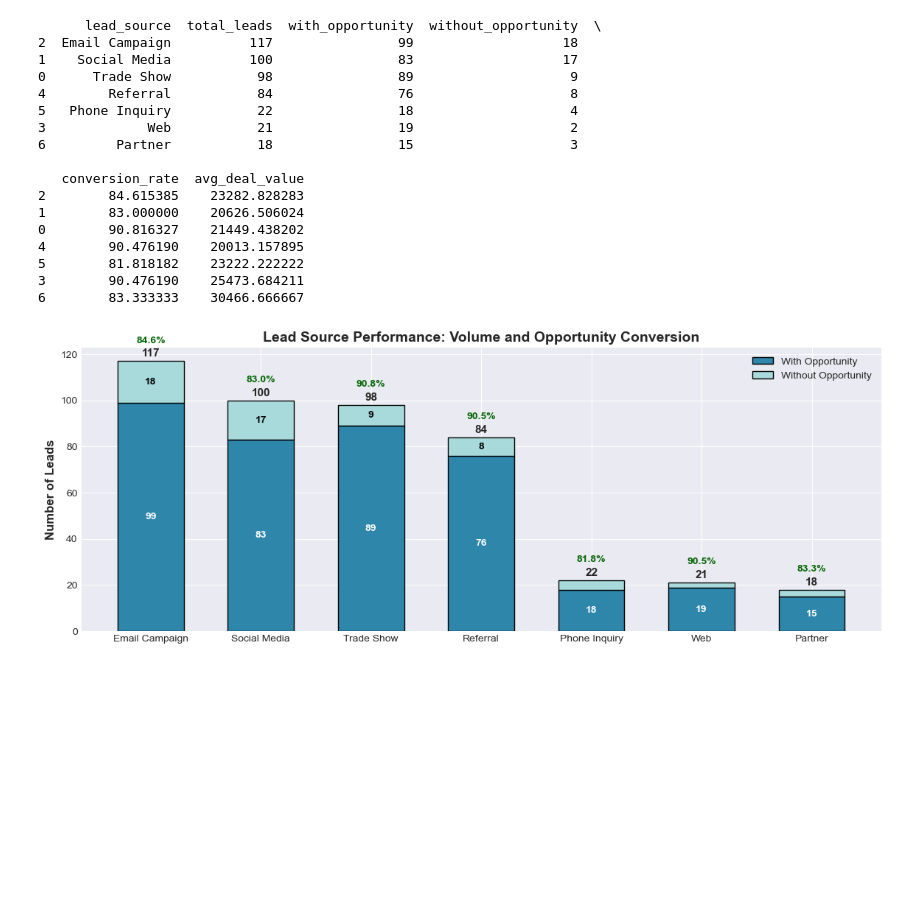
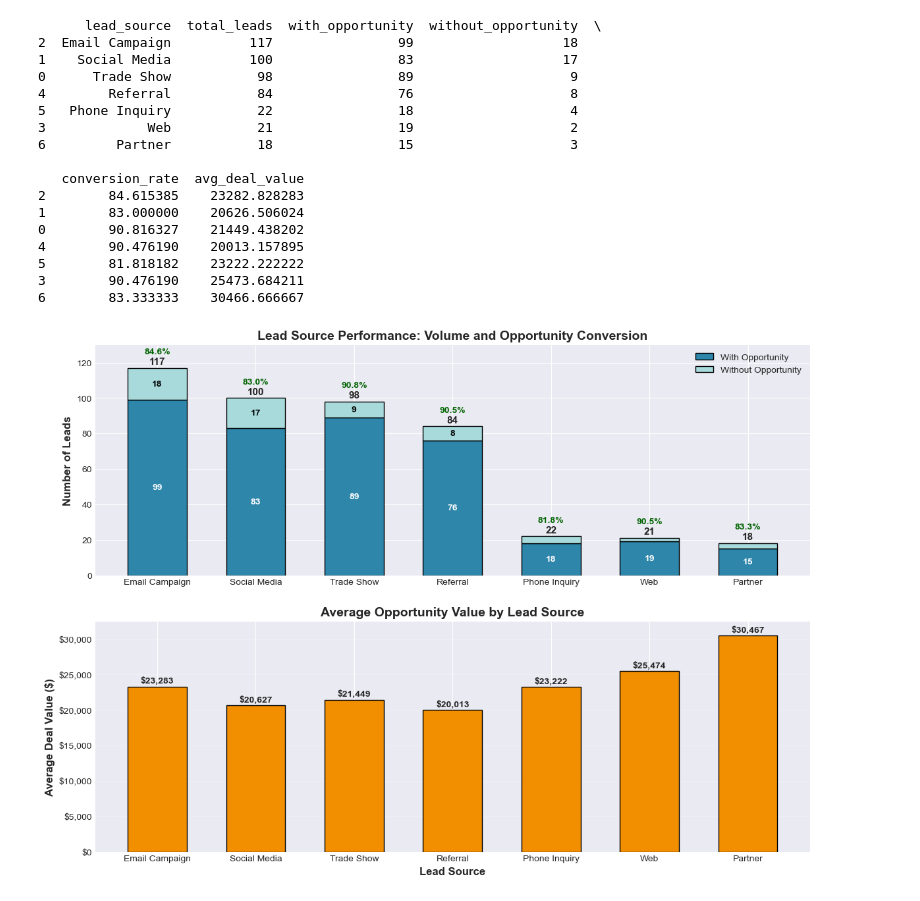
Before and after one commit to Coroz2/Mesirow-Assignment, a Jupyter notebook: data-visaulizations.ipynb, the cells around one changed output. Cells and saved outputs as stored; diff of their text form; code cells hidden in the pictures; blank space fills up the shorter version.

Commit message:
Create base plot

```diff
--- a/data-visaulizations.ipynb
+++ b/data-visaulizations.ipynb
@@ -22,10 +22,10 @@ for source in lead_sources:
     no_opportunity = total_leads - opportunity_count
 
     # Conversion rate
-    conversion_rate = (opportunity_count / total_leads * 100) if total_leads > 0 else 0
+    conversion_rate = (opportunity_count / total_leads * 100)
 
     # Average deal value
-    avg_deal_value = with_opportunity['opportunity_amount'].mean() if len(with_opportunity) > 0 else 0
+    avg_deal_value = with_opportunity['opportunity_amount'].mean()
 
     lead_source_metrics.append({
         'lead_source': source,
@@ -42,7 +42,7 @@ metrics_df = metrics_df.sort_values('total_leads', ascending=False)
 print(metrics_df)
 
 # Create the visualization with two subplots
-fig, ax1 = plt.subplots(1, 1, figsize=(14, 5))
+fig, (ax1, ax2) = plt.subplots(2, 1, figsize=(14, 10))
 
 # Stacked bar chart
 x = np.arange(len(metrics_df))
@@ -70,31 +70,51 @@ ax1.set_title('Lead Source Performance: Volume and Opportunity Conversion',
 ax1.set_xticks(x)
 ax1.set_xticklabels(metrics_df['lead_source'])
 ax1.legend(loc='upper right', fontsize=10)
+ax1.set_ylim(0, 130)
 
 # Add value labels inside the stacked bars
 for i, (with_opp, without_opp) in enumerate(zip(metrics_df['with_opportunity'],
                                                   metrics_df['without_opportunity'])):
     ax1.text(i, with_opp/2, f'{int(with_opp)}',
             ha='center', va='center', fontweight='bold', color='white', fontsize=10)
     if without_opp > 5:
         ax1.text(i, with_opp + without_opp/2, f'{int(without_opp)}',
                 ha='center', va='center', fontweight='bold', color='black', fontsize=10)
+
+# Average deal value
+bars3 = ax2.bar(x, metrics_df['avg_deal_value'], width,
+                color='#F18F01', edgecolor='black', linewidth=1)
+
+# Add value labels on bars
+for i, (bar, value) in enumerate(zip(bars3, metrics_df['avg_deal_value'])):
+    ax2.text(bar.get_x() + bar.get_width()/2, value + 500,
+            f'${value:,.0f}', ha='center', fontweight='bold', fontsize=10)
+
+# Axis labels and legend
+ax2.set_xlabel('Lead Source', fontsize=12, fontweight='bold')
+ax2.set_ylabel('Average Deal Value ($)', fontsize=12, fontweight='bold')
+ax2.set_title('Average Opportunity Value by Lead Source', fontsize=14, fontweight='bold')
+ax2.set_xticks(x)
+ax2.set_xticklabels(metrics_df['lead_source'])
+ax2.grid(axis='y', alpha=0.3)
+ax2.set_ylim(0, 32500)
+ax2.yaxis.set_major_formatter(plt.FuncFormatter(lambda x, p: f'${x:,.0f}'))
 # %% [output]
       lead_source  total_leads  with_opportunity  without_opportunity  \
 2  Email Campaign          117                99                   18
 1    Social Media          100                83                   17
 0      Trade Show           98                89                    9
 4        Referral           84                76                    8
 5   Phone Inquiry           22                18                    4
 3             Web           21                19                    2
 6         Partner           18                15                    3
 
    conversion_rate  avg_deal_value
 2        84.615385    23282.828283
 1        83.000000    20626.506024
 0        90.816327    21449.438202
 4        90.476190    20013.157895
 5        81.818182    23222.222222
 3        90.476190    25473.684211
 6        83.333333    30466.666667
-[figure, old version]
+[figure, new version]
```
Also changed, not shown: parts of 1 cell of this notebook.
